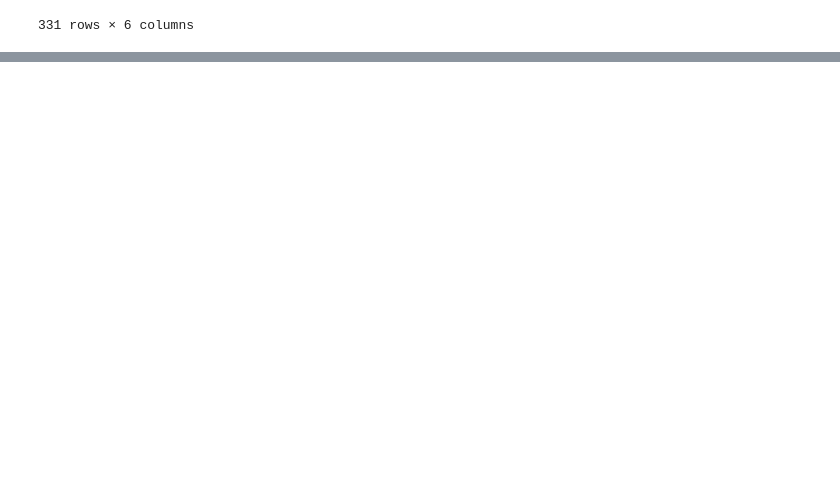
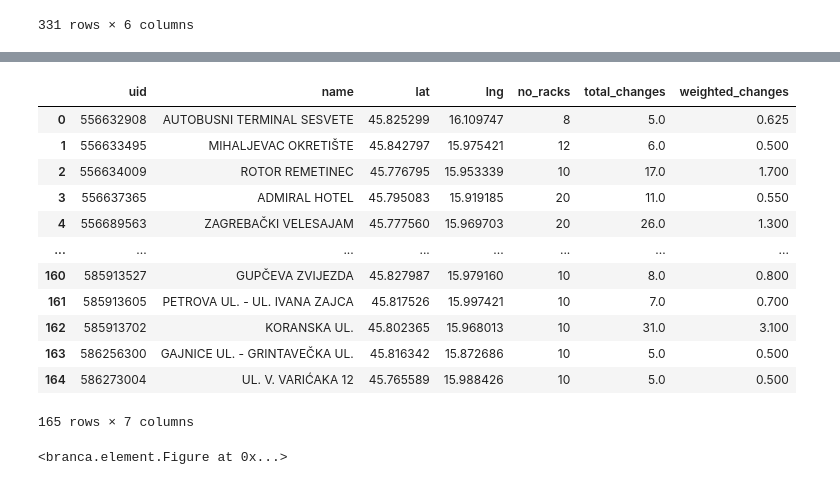
Before and after one commit to Mkranj/BajsBoard, a Jupyter notebook: notebooks/analyse_stations.ipynb, the cells around one changed output, grey strips where cells are left out. Saved outputs shown, nothing was run; the diff lists cells and outputs as text; code cells hidden in the pictures; blank space fills up the shorter version.

```diff
--- a/notebooks/analyse_stations.ipynb
+++ b/notebooks/analyse_stations.ipynb
@@ -259,0 +262,7 @@ bike_data
+# %%
+# For each station, sum up all changes through time
+# Also, weight changes by rack size
+
+total_changes = bike_data.groupby("uid").sum(["changes"])
+total_changes = total_changes.rename({"changes":"total_changes"}, axis = 1)
+total_changes
@@ -259,0 +284,30 @@ bike_data
+# %%
+locations_changes = locations.join(total_changes, on = "uid")
+locations_changes["weighted_changes"] = locations_changes["total_changes"] / locations_changes["no_racks"]
+locations_changes
+# %% [output]
+|  | uid | name | lat | lng | no_racks | total_changes | weighted_changes |
+| 0 | 556632908 | AUTOBUSNI TERMINAL SESVETE | 45.825299 | 16.109747 | 8 | 5.0 | 0.625 |
+| 1 | 556633495 | MIHALJEVAC OKRETIŠTE | 45.842797 | 15.975421 | 12 | 6.0 | 0.500 |
+| 2 | 556634009 | ROTOR REMETINEC | 45.776795 | 15.953339 | 10 | 17.0 | 1.700 |
+| 3 | 556637365 | ADMIRAL HOTEL | 45.795083 | 15.919185 | 20 | 11.0 | 0.550 |
+| 4 | 556689563 | ZAGREBAČKI VELESAJAM | 45.777560 | 15.969703 | 20 | 26.0 | 1.300 |
+| ... | ... | ... | ... | ... | ... | ... | ... |
+| 160 | 585913527 | GUPČEVA ZVIJEZDA | 45.827987 | 15.979160 | 10 | 8.0 | 0.800 |
+| 161 | 585913605 | PETROVA UL. - UL. IVANA ZAJCA | 45.817526 | 15.997421 | 10 | 7.0 | 0.700 |
+| 162 | 585913702 | KORANSKA UL. | 45.802365 | 15.968013 | 10 | 31.0 | 3.100 |
+| 163 | 586256300 | GAJNICE UL. - GRINTAVEČKA UL. | 45.816342 | 15.872686 | 10 | 5.0 | 0.500 |
+| 164 | 586273004 | UL. V. VARIĆAKA 12 | 45.765589 | 15.988426 | 10 | 5.0 | 0.500 |
+165 rows × 7 columns
+# %%
+fig = folium.Figure(width = 1100, height = 500)
+
+m = folium.Map(
+    location=(45.8109, 16.0097),
+    min_zoom=11,
+    tiles = "Esri.WorldTopoMap"
+)
+
+fig.add_child(m)
+# %% [output]
+<branca.element.Figure at 0x...>
```
Also changed, not shown: parts of 9 cells of this notebook.
